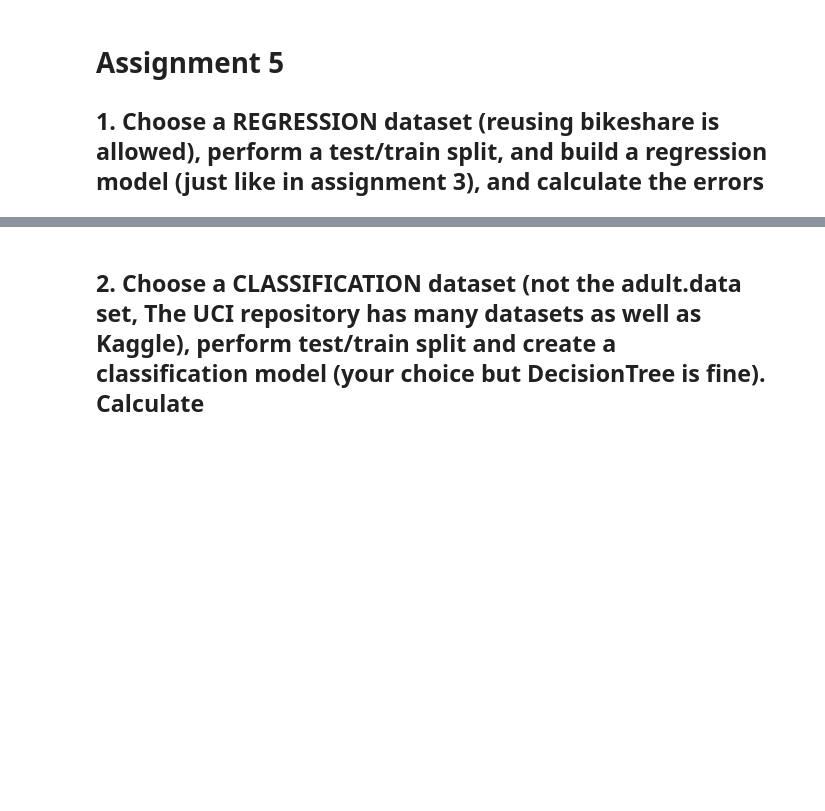
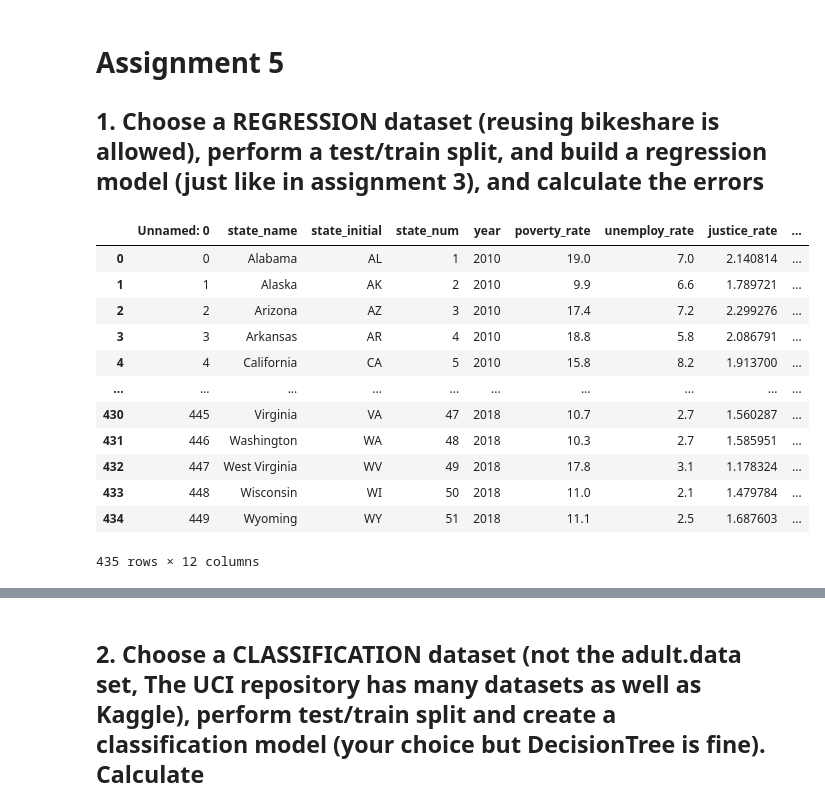
Before and after one commit to rmjollie/mlnn-personal, a Jupyter notebook: 05/asnmt5.ipynb, the cells around one changed output, grey strips where cells are left out. Drawn from its saved outputs; the diff is of its cells as text; code cells hidden in the pictures; blank space fills up the shorter version.

```diff
--- a/05/asnmt5.ipynb
+++ b/05/asnmt5.ipynb
@@ -8,0 +14,16 @@
+# %%
+state_crime
+# %% [output]
+|  | Unnamed: 0 | state_name | state_initial | state_num | year | poverty_rate | unemploy_rate | justice_rate | ... |
+| 0 | 0 | Alabama | AL | 1 | 2010 | 19.0 | 7.0 | 2.140814 | ... |
+| 1 | 1 | Alaska | AK | 2 | 2010 | 9.9 | 6.6 | 1.789721 | ... |
+| 2 | 2 | Arizona | AZ | 3 | 2010 | 17.4 | 7.2 | 2.299276 | ... |
+| 3 | 3 | Arkansas | AR | 4 | 2010 | 18.8 | 5.8 | 2.086791 | ... |
+| 4 | 4 | California | CA | 5 | 2010 | 15.8 | 8.2 | 1.913700 | ... |
+| ... | ... | ... | ... | ... | ... | ... | ... | ... | ... |
+| 430 | 445 | Virginia | VA | 47 | 2018 | 10.7 | 2.7 | 1.560287 | ... |
+| 431 | 446 | Washington | WA | 48 | 2018 | 10.3 | 2.7 | 1.585951 | ... |
+| 432 | 447 | West Virginia | WV | 49 | 2018 | 17.8 | 3.1 | 1.178324 | ... |
+| 433 | 448 | Wisconsin | WI | 50 | 2018 | 11.0 | 2.1 | 1.479784 | ... |
+| 434 | 449 | Wyoming | WY | 51 | 2018 | 11.1 | 2.5 | 1.687603 | ... |
+435 rows × 12 columns
```
Also changed, not shown: parts of 23 cells of this notebook, 4 other files.
